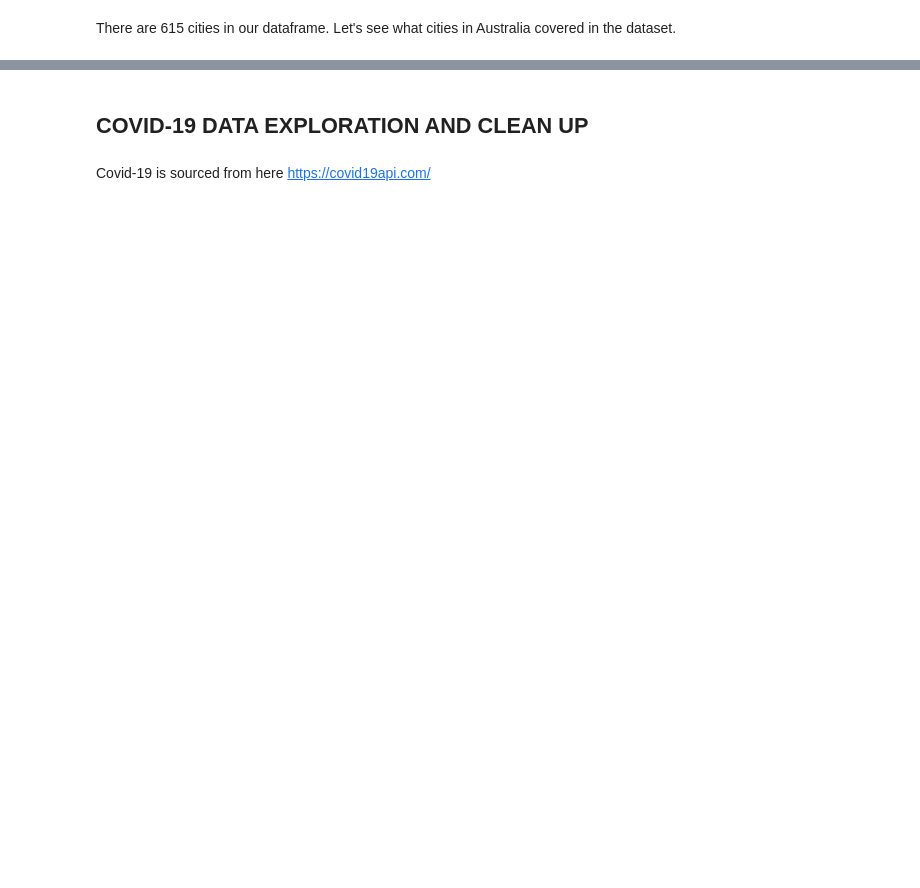
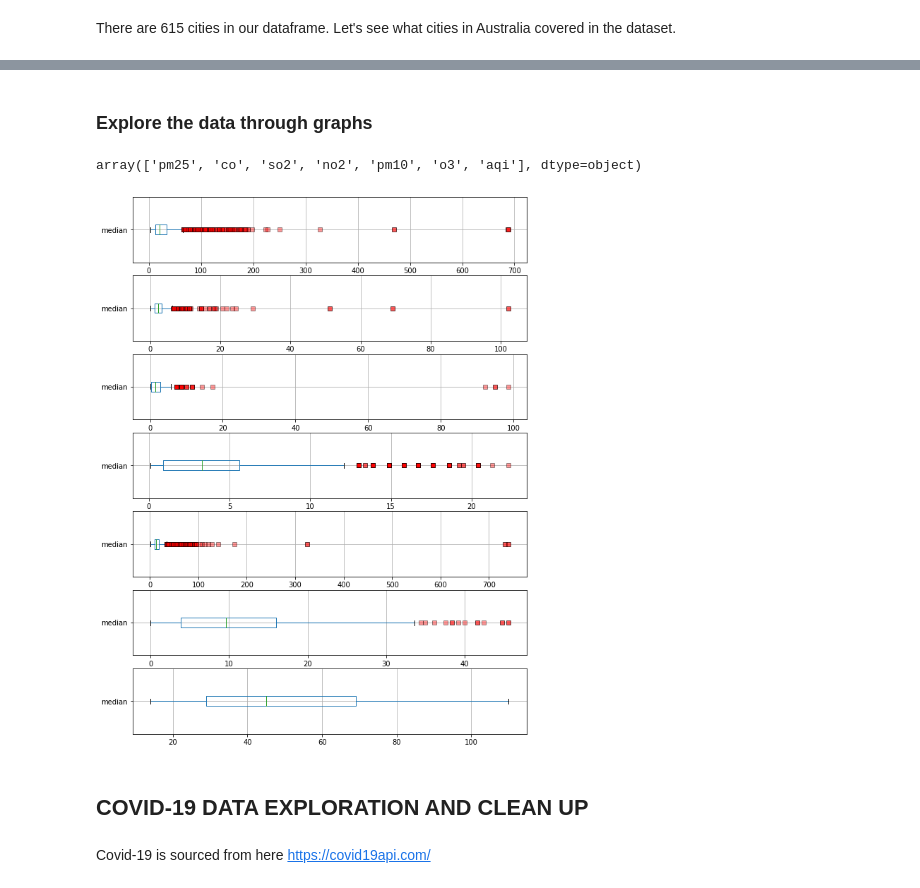
Before and after one commit to poojaisabelle/Project-One, a Jupyter notebook: data_exploration_cleanup_TRACEY.ipynb, the cells around one changed output, grey strips where cells are left out. Saved outputs shown, nothing was run; the diff lists cells and outputs as text; code cells hidden in the pictures; blank space fills up the shorter version.

Commit message:
Explore air data in AU using box plots

```diff
--- a/data_exploration_cleanup_TRACEY.ipynb
+++ b/data_exploration_cleanup_TRACEY.ipynb
@@ -275,2 +282,33 @@ Hobart        1126
 Canberra      1093
 Name: City, dtype: int64
+# %% [markdown]
+### Explore the data through graphs
+# %%
+unique_species = clean_airdf["Specie"].unique()
+unique_species
+# %% [output]
+array(['pm25', 'co', 'so2', 'no2', 'pm10', 'o3', 'aqi'], dtype=object)
+# %%
+def specie_median_distribution(df, country):
+
+    country_air_df = df[df["Country"] == country]
+
+    fig, ax = plt.subplots(
+        figsize=(10, 2*len(unique_species)),
+        ncols=1,
+        nrows=len(unique_species)
+        )
+
+    for index, specie in enumerate(unique_species):
+        red_square=dict(markerfacecolor='r', marker='s', alpha=0.4)
+
+        country_air_df[country_air_df["Specie"] == specie].boxplot(
+            column="median",
+            flierprops=red_square,
+            ax=ax[index],
+            vert=False)
+        ax[index].set_title=f"Distribution of median {specie} values in {country} (2019-2020H1)"
+# %%
+specie_median_distribution(clean_airdf, "AU")
+# %% [output]
+[figure, added]
```
Also changed, not shown: parts of 35 cells of this notebook, 3 other files.
